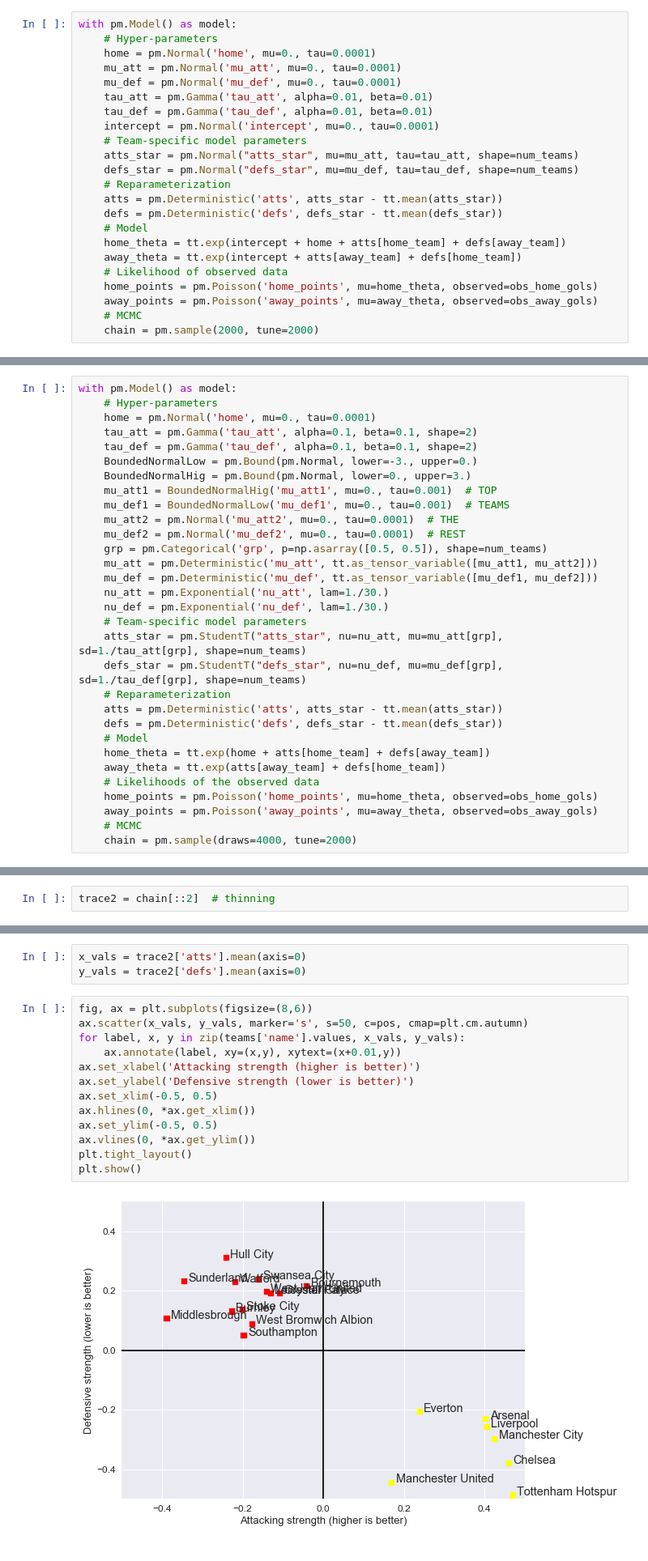
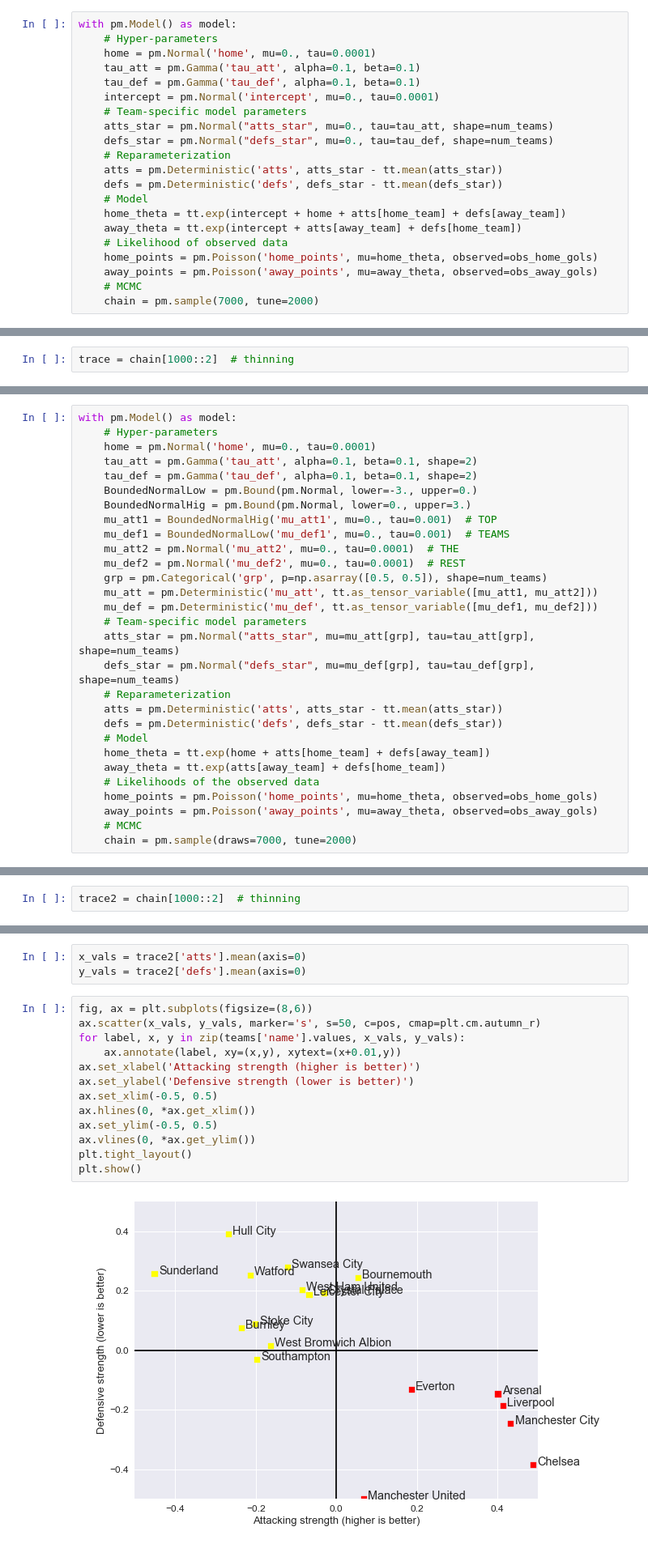
Before and after one commit to sarajcev/premier_league, a Jupyter notebook: premier.ipynb, the cells around one changed output, grey strips where cells are left out. Shown at 81% size. Drawn from its saved outputs; the diff is of its cells as text.

```diff
--- a/premier.ipynb
+++ b/premier.ipynb
@@ -211,14 +238,12 @@ num_games = len(df.index)
 with pm.Model() as model:
     # Hyper-parameters
     home = pm.Normal('home', mu=0., tau=0.0001)
-    mu_att = pm.Normal('mu_att', mu=0., tau=0.0001)
-    mu_def = pm.Normal('mu_def', mu=0., tau=0.0001)
-    tau_att = pm.Gamma('tau_att', alpha=0.01, beta=0.01)
-    tau_def = pm.Gamma('tau_def', alpha=0.01, beta=0.01)
+    tau_att = pm.Gamma('tau_att', alpha=0.1, beta=0.1)
+    tau_def = pm.Gamma('tau_def', alpha=0.1, beta=0.1)
     intercept = pm.Normal('intercept', mu=0., tau=0.0001)
     # Team-specific model parameters
-    atts_star = pm.Normal("atts_star", mu=mu_att, tau=tau_att, shape=num_teams)
-    defs_star = pm.Normal("defs_star", mu=mu_def, tau=tau_def, shape=num_teams)
+    atts_star = pm.Normal("atts_star", mu=0., tau=tau_att, shape=num_teams)
+    defs_star = pm.Normal("defs_star", mu=0., tau=tau_def, shape=num_teams)
     # Reparameterization
     atts = pm.Deterministic('atts', atts_star - tt.mean(atts_star))
     defs = pm.Deterministic('defs', defs_star - tt.mean(defs_star))
@@ -229,7 +254,7 @@ with pm.Model() as model:
     home_points = pm.Poisson('home_points', mu=home_theta, observed=obs_home_gols)
     away_points = pm.Poisson('away_points', mu=away_theta, observed=obs_away_gols)
     # MCMC
-    chain = pm.sample(2000, tune=2000)
+    chain = pm.sample(7000, tune=2000)
 # %% [output]
 Auto-assigning NUTS sampler...
 Initializing NUTS using jitter+adapt_diag...
@@ -238,3 +261,5 @@ trace = chain  # use all samples
+# %%
+trace = chain[1000::2]  # thinning
 # %%
 var_names = ['home', 'intercept', 'atts', 'defs']
 # %%
@@ -335,11 +360,9 @@ with pm.Model() as model:
     grp = pm.Categorical('grp', p=np.asarray([0.5, 0.5]), shape=num_teams)
     mu_att = pm.Deterministic('mu_att', tt.as_tensor_variable([mu_att1, mu_att2]))
     mu_def = pm.Deterministic('mu_def', tt.as_tensor_variable([mu_def1, mu_def2]))
-    nu_att = pm.Exponential('nu_att', lam=1./30.)
-    nu_def = pm.Exponential('nu_def', lam=1./30.)
     # Team-specific model parameters
-    atts_star = pm.StudentT("atts_star", nu=nu_att, mu=mu_att[grp], sd=1./tau_att[grp], shape=num_teams)
-    defs_star = pm.StudentT("defs_star", nu=nu_def, mu=mu_def[grp], sd=1./tau_def[grp], shape=num_teams)
+    atts_star = pm.Normal("atts_star", mu=mu_att[grp], tau=tau_att[grp], shape=num_teams)
+    defs_star = pm.Normal("defs_star", mu=mu_def[grp], tau=tau_def[grp], shape=num_teams)
     # Reparameterization
     atts = pm.Deterministic('atts', atts_star - tt.mean(atts_star))
     defs = pm.Deterministic('defs', defs_star - tt.mean(defs_star))
@@ -350,7 +373,7 @@ with pm.Model() as model:
     home_points = pm.Poisson('home_points', mu=home_theta, observed=obs_home_gols)
     away_points = pm.Poisson('away_points', mu=away_theta, observed=obs_away_gols)
     # MCMC
-    chain = pm.sample(draws=4000, tune=2000)
+    chain = pm.sample(draws=7000, tune=2000)
 # %% [output]
 Assigned NUTS to home
 Assigned NUTS to tau_att_log__
@@ -365,7 +386,7 @@ Assigned NUTS to nu_def_log__
 Assigned NUTS to atts_star
 Assigned NUTS to defs_star
 # %%
-trace2 = chain[::2]  # thinning
+trace2 = chain[1000::2]  # thinning
 # %%
 var_names2 = ['grp', 'atts', 'defs']
 # %%
@@ -408,19 +429,19 @@ x_vals = trace2['atts'].mean(axis=0)
 y_vals = trace2['defs'].mean(axis=0)
 # %%
 fig, ax = plt.subplots(figsize=(8,6))
-ax.scatter(x_vals, y_vals, marker='s', s=50, c=pos, cmap=plt.cm.autumn)
+ax.scatter(x_vals, y_vals, marker='s', s=50, c=pos, cmap=plt.cm.autumn_r)
 for label, x, y in zip(teams['name'].values, x_vals, y_vals):
     ax.annotate(label, xy=(x,y), xytext=(x+0.01,y))
 ax.set_xlabel('Attacking strength (higher is better)')
 ax.set_ylabel('Defensive strength (lower is better)')
 ax.set_xlim(-0.5, 0.5)
 ax.hlines(0, *ax.get_xlim())
 ax.set_ylim(-0.5, 0.5)
 ax.vlines(0, *ax.get_ylim())
 plt.tight_layout()
 plt.show()
 # %% [output]
-[figure, old version]
+[figure, new version]
 # %%
 X = np.c_[x_vals, y_vals]
 # %%
```
Also changed, not shown: parts of 60 cells of this notebook.
